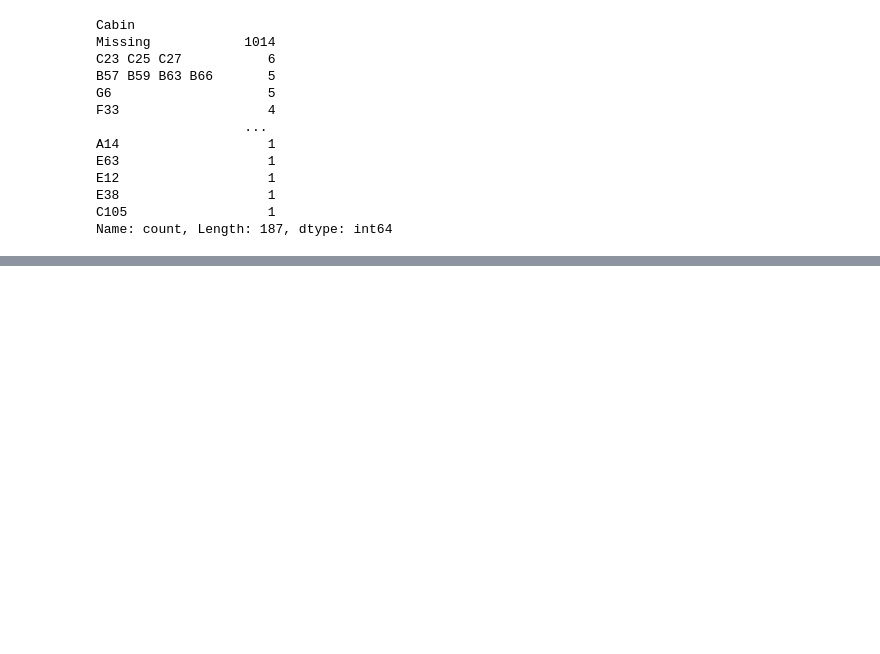
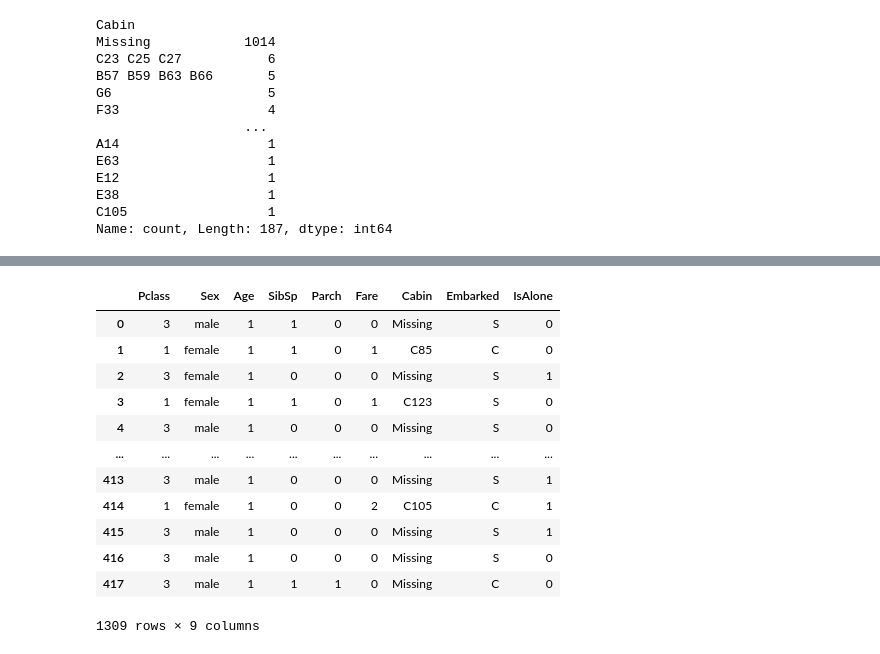
Before and after one commit to Jaachimsthal/kaggle, a Jupyter notebook: titanic/titanic-feature-engineering.ipynb, the cells around one changed output, grey strips where cells are left out. Saved outputs shown, nothing was run; the diff lists cells and outputs as text; code cells hidden in the pictures; blank space fills up the shorter version.

```diff
--- a/titanic/titanic-feature-engineering.ipynb
+++ b/titanic/titanic-feature-engineering.ipynb
@@ -133,0 +147,21 @@ all_features['Fare'].mean()
+# %%
+# Embarked处理空值，使用Na处理
+all_features['Embarked'] = all_features['Embarked'].fillna('S')
+# Ticket列删除（无意义）
+del all_features['Ticket']
+# %%
+all_features
+# %% [output]
+|  | Pclass | Sex | Age | SibSp | Parch | Fare | Cabin | Embarked | IsAlone |
+| 0 | 3 | male | 1 | 1 | 0 | 0 | Missing | S | 0 |
+| 1 | 1 | female | 1 | 1 | 0 | 1 | C85 | C | 0 |
+| 2 | 3 | female | 1 | 0 | 0 | 0 | Missing | S | 1 |
+| 3 | 1 | female | 1 | 1 | 0 | 1 | C123 | S | 0 |
+| 4 | 3 | male | 1 | 0 | 0 | 0 | Missing | S | 0 |
+| ... | ... | ... | ... | ... | ... | ... | ... | ... | ... |
+| 413 | 3 | male | 1 | 0 | 0 | 0 | Missing | S | 1 |
+| 414 | 1 | female | 1 | 0 | 0 | 2 | C105 | C | 1 |
+| 415 | 3 | male | 1 | 0 | 0 | 0 | Missing | S | 1 |
+| 416 | 3 | male | 1 | 0 | 0 | 0 | Missing | S | 0 |
+| 417 | 3 | male | 1 | 1 | 1 | 0 | Missing | C | 0 |
+1309 rows × 9 columns
```
Also changed, not shown: parts of 3 cells of this notebook.
